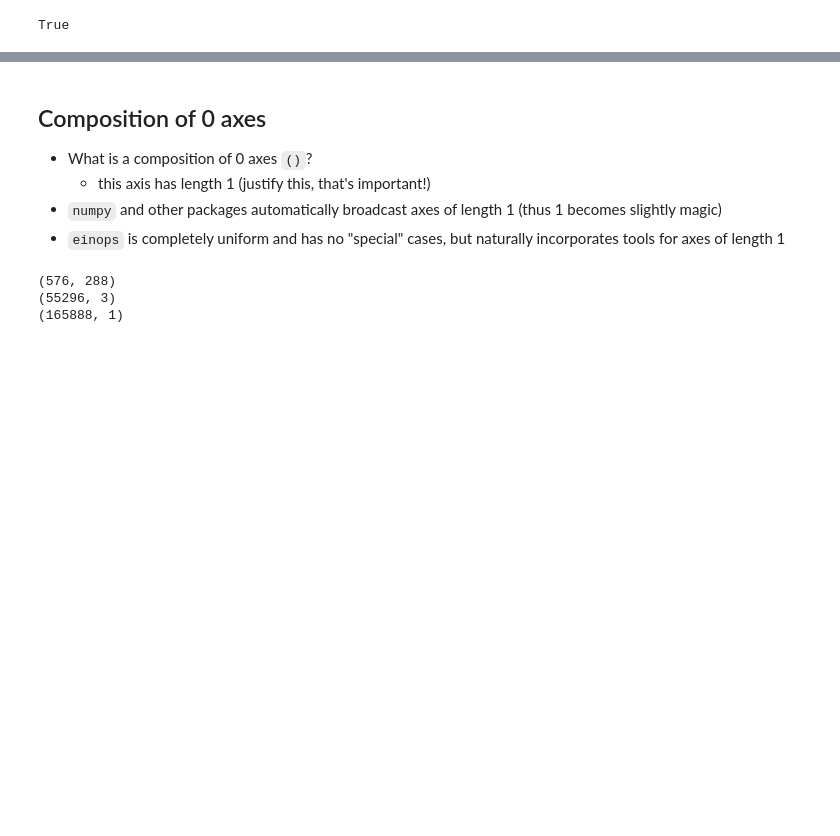
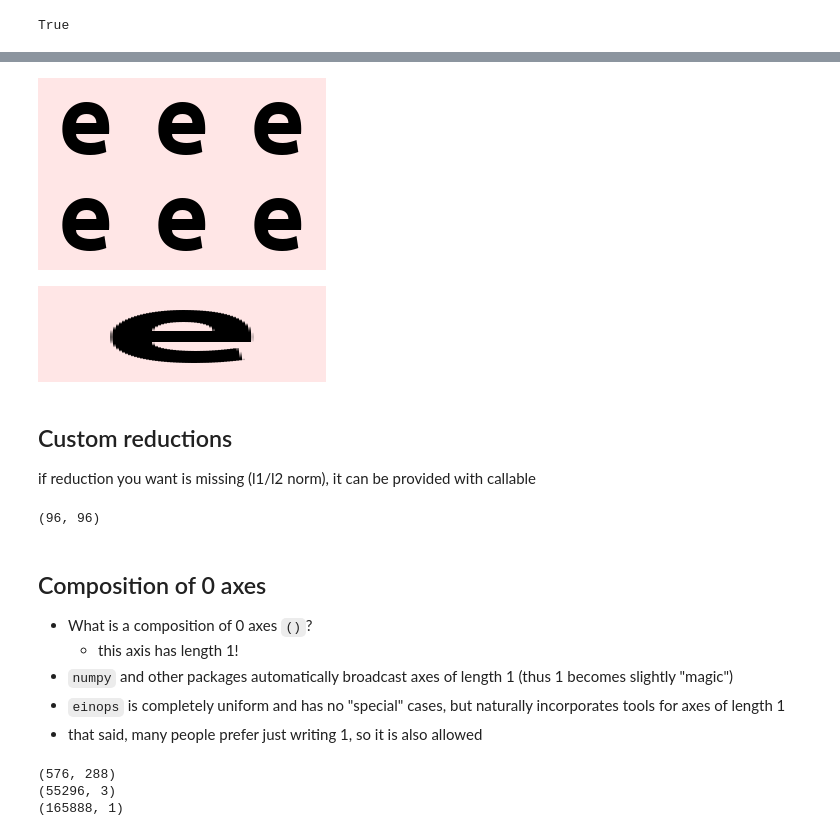
Before and after one commit to arogozhnikov/einops, a Jupyter notebook: docs/1-einops-basics.ipynb, the cells around one changed output, grey strips where cells are left out. Saved outputs shown, nothing was run; the diff lists cells and outputs as text; code cells hidden in the pictures; blank space fills up the shorter version.

```diff
--- a/docs/1-einops-basics.ipynb
+++ b/docs/1-einops-basics.ipynb
@@ -195,10 +237,33 @@ True
+# %%
+# two times repeat in height, 3 in width
+repeat(e_letter, 'h w c -> (2 h) (3 w) c')
+# %% [output]
+[figure, added]
+# %%
+# repeat each pixel 3 times (again, we employ order of axes!)
+repeat(e_letter, 'h w c -> h (w 3) c')
+# %% [output]
+[figure, added]
+# %% [markdown]
+## Custom reductions
+
+if reduction you want is missing (l1/l2 norm), it can be provided with callable
+# %%
+# as an example here l_inf norm is provided
+def l_inf_norm(x, axes):
+    return numpy.max(abs(x), axes)
+
+reduce(ims, 'b h w c -> h w', l_inf_norm).shape
+# %% [output]
+(96, 96)
 # %% [markdown]
 ## Composition of 0 axes
 
 - What is a composition of 0 axes ` () `?
-    - this axis has length 1 (justify this, that's important!)
-- `numpy` and other packages automatically broadcast axes of length 1 (thus 1 becomes slightly magic)
+    - this axis has length 1!
+- `numpy` and other packages automatically broadcast axes of length 1 (thus 1 becomes slightly "magic")
 - `einops` is completely uniform and has no "special" cases, but naturally incorporates tools for axes of length 1
+- that said, many people prefer just writing 1, so it is also allowed
 # %%
 print(rearrange(ims, 'b h w c -> (b h)  (w c)').shape)
 print(rearrange(ims, 'b h w c -> (b h w)  (c)').shape)
```
Also changed, not shown: parts of 32 cells of this notebook.
